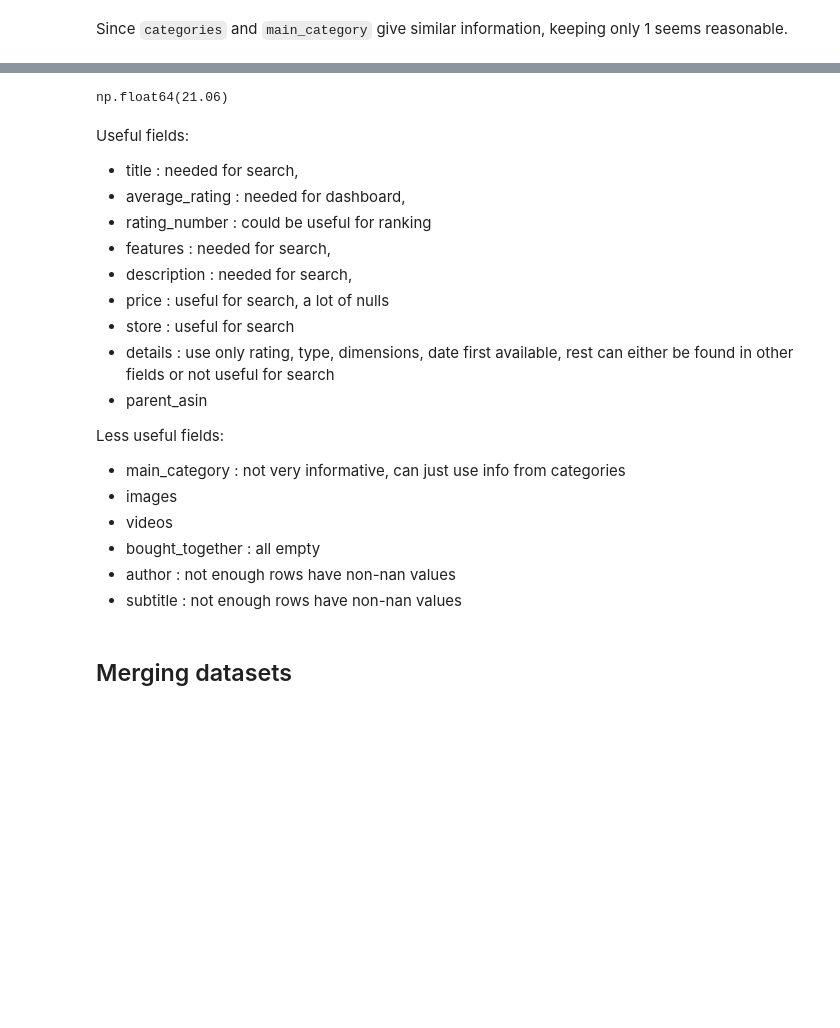
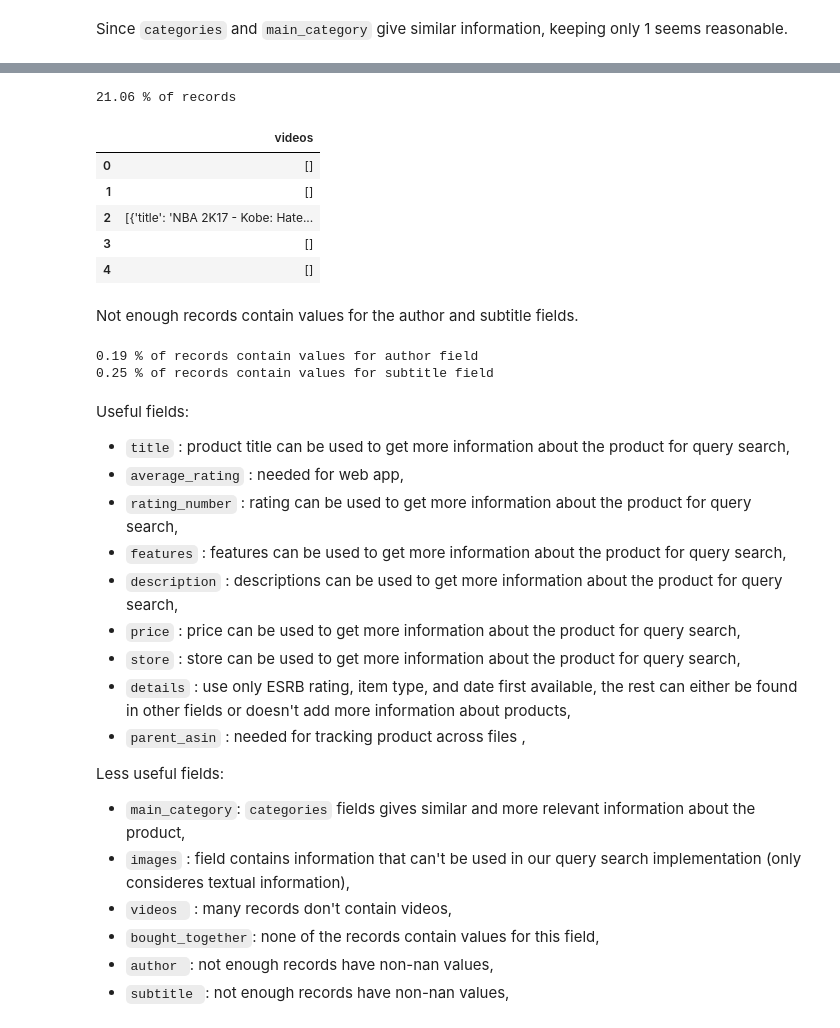
Before and after one commit to UBC-MDS-2025-26/DSCI_575_project_nourabd_mailysg, a Jupyter notebook: notebooks/milestone1_exploration.ipynb, the cells around one changed output, grey strips where cells are left out. Saved outputs shown, nothing was run; the diff lists cells and outputs as text; code cells hidden in the pictures; blank space fills up the shorter version.

```diff
--- a/notebooks/milestone1_exploration.ipynb
+++ b/notebooks/milestone1_exploration.ipynb
@@ -248,26 +284,39 @@ Only 21% of rows have videos, and the field is not useful for our query.
 # %%
-round((meta_data['videos'].str.len() > 0).sum()/len(meta_data['images'])*100,2)
+print(round((meta_data['videos'].str.len() > 0).sum()/len(meta_data['videos'])*100,2),'% of records')
+meta_data[['videos']][:5]
 # %% [output]
-np.float64(21.06)
+21.06 % of records
+|  | videos |
+| 0 | [] |
+| 1 | [] |
+| 2 | [{'title': 'NBA 2K17 - Kobe: Hate... |
+| 3 | [] |
+| 4 | [] |
+# %% [markdown]
+Not enough records contain values for the author and subtitle fields.
+# %%
+print(round(meta_data['author'].notna().sum()/len(meta_data['author'])*100,2),'% of records contain values for author field')
+print(round(meta_data['subtitle'].notna().sum()/len(meta_data['subtitle'])*100,2),'% of records contain values for subtitle field')
+# %% [output]
+0.19 % of records contain values for author field
+0.25 % of records contain values for subtitle field
 # %% [markdown]
 Useful fields:
-- title : needed for search,
-- average_rating : needed for dashboard,
-- rating_number : could be useful for ranking
-- features : needed for search,
-- description : needed for search,
-- price : useful for search, a lot of nulls
-- store : useful for search
-- details : use only rating, type, dimensions, date first available, rest can either be found in other fields or not useful for search
-- parent_asin
+- `title` : product title can be used to get more information about the product for query search,
+- `average_rating` : needed for web app,
+- `rating_number` : rating can be used to get more information about the product for query search,
+- `features` : features can be used to get more information about the product for query search,
+- `description` : descriptions can be used to get more information about the product for query search,
+- `price` : price can be used to get more information about the product for query search,
+- `store` : store can be used to get more information about the product for query search,
+- `details` : use only ESRB rating, item type, and date first available, the rest can either be found in other fields or doesn't add more information about products,
+- `parent_asin` : needed for tracking product across files ,
 
 
 Less useful fields:
-- main_category : not very informative, can just use info from  categories
-- images
-- videos
-- bought_together : all empty
-- author : not enough rows have non-nan values
-- subtitle : not enough rows have non-nan values
+- `main_category`: `categories` fields gives similar and more relevant information about the product,
+- `images` : field contains information that can't be used in our query search implementation (only consideres textual information),
+- `videos ` : many records don't contain videos,
+- `bought_together`: none of the records contain values for this field,
+- `author `: not enough records have non-nan values,
+- `subtitle `: not enough records have non-nan values,
-# %% [markdown]
-## Merging datasets
```
Also changed, not shown: parts of 37 cells of this notebook.
